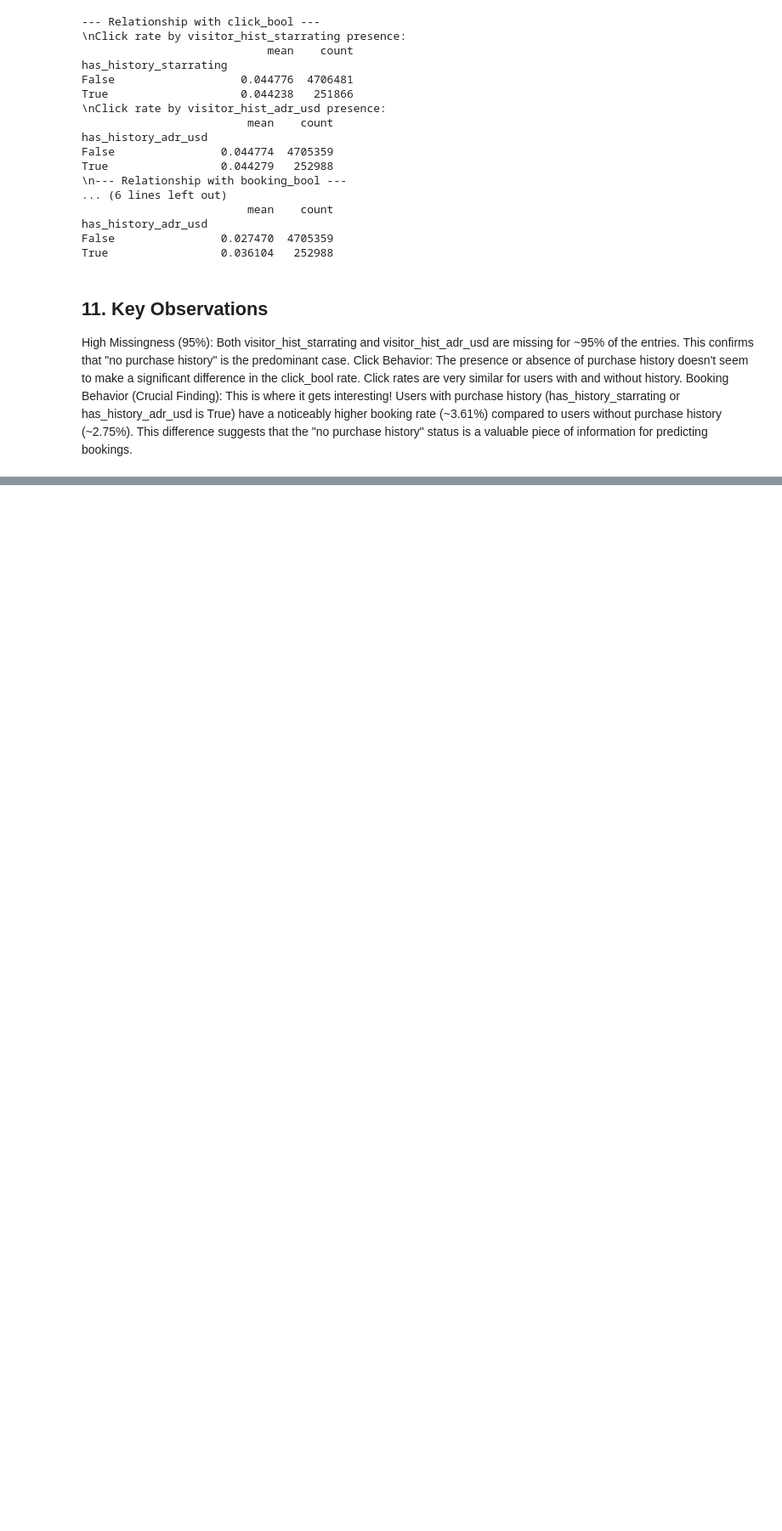
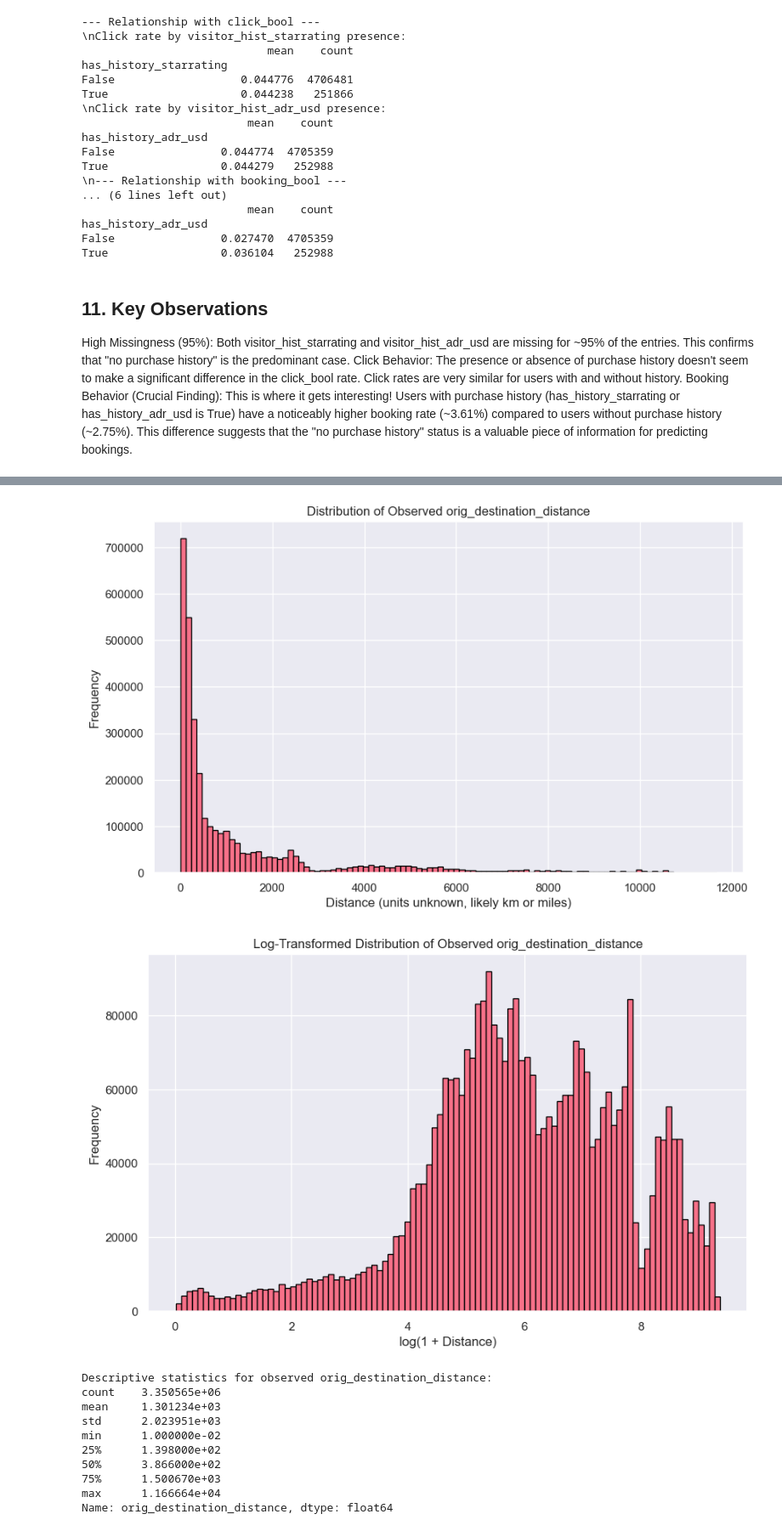
Before and after one commit to notJustus/expedia-recommender, a Jupyter notebook: notebooks/01_data_exploration.ipynb, the cells around one changed output, grey strips where cells are left out. Shown at 85% size. Cells and saved outputs as stored; diff of their text form; code cells hidden in the pictures; blank space fills up the shorter version.

```diff
--- a/notebooks/01_data_exploration.ipynb
+++ b/notebooks/01_data_exploration.ipynb
@@ -347,0 +463,41 @@ This difference suggests that the "no purchase history" status is a valuable pie
+# %%
+if 'train_df' in locals() or 'train_df' in globals():
+    plt.figure(figsize=(10, 6))
+    train_df['orig_destination_distance'].dropna().hist(bins=100, edgecolor='black') # Using more bins due to potential wide range
+    plt.title('Distribution of Observed orig_destination_distance')
+    plt.xlabel('Distance (units unknown, likely km or miles)')
+    plt.ylabel('Frequency')
+    plt.show()
+
+    # It's common for distance features to be highly skewed.
+    # Let's also look at a log-transformed distribution if there are positive values.
+    observed_distances = train_df['orig_destination_distance'].dropna()
+    if (observed_distances > 0).any():
+        plt.figure(figsize=(10, 6))
+        np.log1p(observed_distances).hist(bins=100, edgecolor='black') # log1p handles 0s if they exist
+        plt.title('Log-Transformed Distribution of Observed orig_destination_distance')
+        plt.xlabel('log(1 + Distance)')
+        plt.ylabel('Frequency')
+        plt.show()
+    else:
+        print("No positive observed distances to log-transform, or all are NaN.")
+
+
+    # Descriptive statistics for observed values
+    print("\nDescriptive statistics for observed orig_destination_distance:")
+    print(train_df['orig_destination_distance'].dropna().describe())
+else:
+    print("train_df not loaded. Skipping distribution plot for orig_destination_distance.")
+# %% [output]
+[figure, added]
+[figure, added]
+Descriptive statistics for observed orig_destination_distance:
+count    3.350565e+06
+mean     1.301234e+03
+std      2.023951e+03
+min      1.000000e-02
+25%      1.398000e+02
+50%      3.866000e+02
+75%      1.500670e+03
+max      1.166664e+04
+Name: orig_destination_distance, dtype: float64
```
Also changed, not shown: parts of 7 cells of this notebook, 1 other file.
